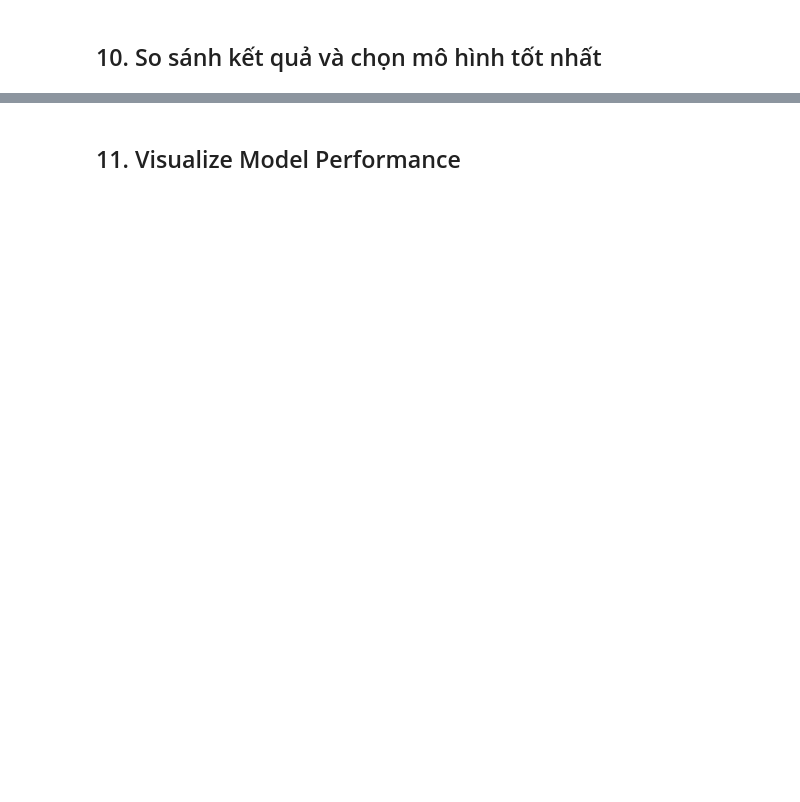
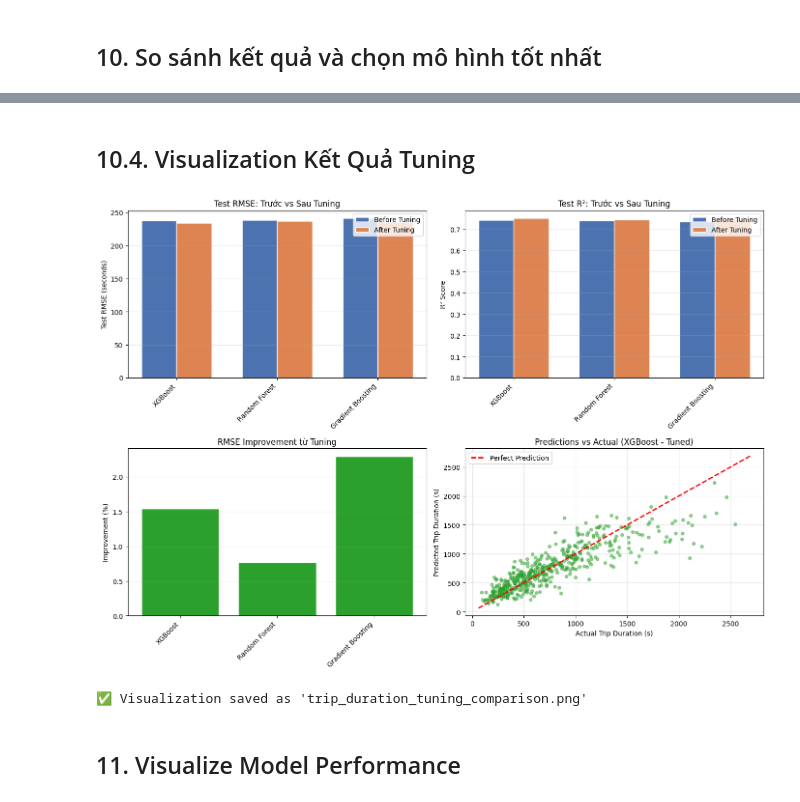
Before and after one commit to MinhNguyen-leo/Data_Mining_projects, a Jupyter notebook: data_mining/src/trip_duration_prediction.ipynb, the cells around one changed output, grey strips where cells are left out. Drawn from its saved outputs; the diff is of its cells as text; code cells hidden in the pictures; blank space fills up the shorter version.

```diff
--- a/data_mining/src/trip_duration_prediction.ipynb
+++ b/data_mining/src/trip_duration_prediction.ipynb
@@ -396,0 +388,11 @@ Linear Regression  306.485763 294.709130 210.476620 0.555735   0.386029 311.1859
+# %%
+from sklearn.model_selection import GridSearchCV, RandomizedSearchCV
+
+# Chọn 3 model tốt nhất (có Test RMSE thấp nhất)
+top_3_models = comparison_df.head(3)['Model'].tolist()
+
+print(f"🎯 Top 3 mô hình được chọn để tuning:")
+for i, model_name in enumerate(top_3_models, 1):
+    rmse = comparison_df[comparison_df['Model'] == model_name]['Test RMSE'].values[0]
+    r2 = comparison_df[comparison_df['Model'] == model_name]['Test R²'].values[0]
+    print(f"   {i}. {model_name}: RMSE={rmse:.2f}s, R²={r2:.4f}")
@@ -397,3 +583,69 @@ Linear Regression  306.485763 294.709130 210.476620 0.555735   0.386029 311.1859
+# %% [markdown]
+## 10.4. Visualization Kết Quả Tuning
+# %%
+fig, axes = plt.subplots(2, 2, figsize=(14, 10))
+
+# Plot 1: RMSE Trước và Sau Tuning
+models_tuning = comparison_tuning_df['Model']
+x = np.arange(len(models_tuning))
+width = 0.35
+
+axes[0, 0].bar(x - width/2, comparison_tuning_df['Before Tuning RMSE'], width,
+               label='Before Tuning', color='#4C72B0', edgecolor='white')
+axes[0, 0].bar(x + width/2, comparison_tuning_df['After Tuning RMSE'], width,
+               label='After Tuning', color='#DD8452', edgecolor='white')
+axes[0, 0].set_ylabel('Test RMSE (seconds)')
+axes[0, 0].set_title('Test RMSE: Trước vs Sau Tuning')
+axes[0, 0].set_xticks(x)
+axes[0, 0].set_xticklabels(models_tuning, rotation=45, ha='right')
+axes[0, 0].legend()
+axes[0, 0].grid(axis='y', alpha=0.3)
+
+# Plot 2: R² Trước và Sau Tuning
+axes[0, 1].bar(x - width/2, comparison_tuning_df['Before R²'], width,
+               label='Before Tuning', color='#4C72B0', edgecolor='white')
+axes[0, 1].bar(x + width/2, comparison_tuning_df['After R²'], width,
+               label='After Tuning', color='#DD8452', edgecolor='white')
+axes[0, 1].set_ylabel('R² Score')
+axes[0, 1].set_title('Test R²: Trước vs Sau Tuning')
+axes[0, 1].set_xticks(x)
+axes[0, 1].set_xticklabels(models_tuning, rotation=45, ha='right')
+axes[0, 1].legend()
+axes[0, 1].grid(axis='y', alpha=0.3)
+
+# Plot 3: Cải thiện RMSE (%)
+colors_improvement = ['#2CA02C' if x > 0 else '#D62728' for x in comparison_tuning_df['RMSE Improvement (%)']]
+axes[1, 0].bar(models_tuning, comparison_tuning_df['RMSE Improvement (%)'], color=colors_improvement, edgecolor='white')
+axes[1, 0].set_ylabel('Improvement (%)')
+axes[1, 0].set_title('RMSE Improvement từ Tuning')
+axes[1, 0].axhline(y=0, color='black', linestyle='-', linewidth=0.8)
+axes[1, 0].set_xticklabels(models_tuning, rotation=45, ha='right')
+axes[1, 0].grid(axis='y', alpha=0.3)
+
+# Plot 4: Actual vs Predicted cho best tuned model
+best_tuned_model = tuned_models[best_tuned_model_name]
+y_pred_best_tuned = best_tuned_model['y_pred']
+
+n_sample = min(500, len(y_test))
+axes[1, 1].scatter(y_test.iloc[:n_sample], y_pred_best_tuned[:n_sample],
+                   alpha=0.5, s=20, color='#2CA02C')
+min_val = min(y_test.min(), y_pred_best_tuned.min())
+max_val = max(y_test.max(), y_pred_best_tuned.max())
+axes[1, 1].plot([min_val, max_val], [min_val, max_val], 'r--', lw=2, label='Perfect Prediction')
+axes[1, 1].set_xlabel('Actual Trip Duration (s)')
+axes[1, 1].set_ylabel('Predicted Trip Duration (s)')
+axes[1, 1].set_title(f'Predictions vs Actual ({best_tuned_model_name} - Tuned)')
+axes[1, 1].legend()
+axes[1, 1].grid(alpha=0.3)
+
+plt.tight_layout()
+plt.savefig('trip_duration_tuning_comparison.png', bbox_inches='tight', dpi=100)
+plt.show()
+
+print("✅ Visualization saved as 'trip_duration_tuning_comparison.png'")
+# %% [output]
+[figure, added]
+✅ Visualization saved as 'trip_duration_tuning_comparison.png'
 # %% [markdown]
 ## 11. Visualize Model Performance
 # %%
```
Also changed, not shown: parts of 18 cells of this notebook.
